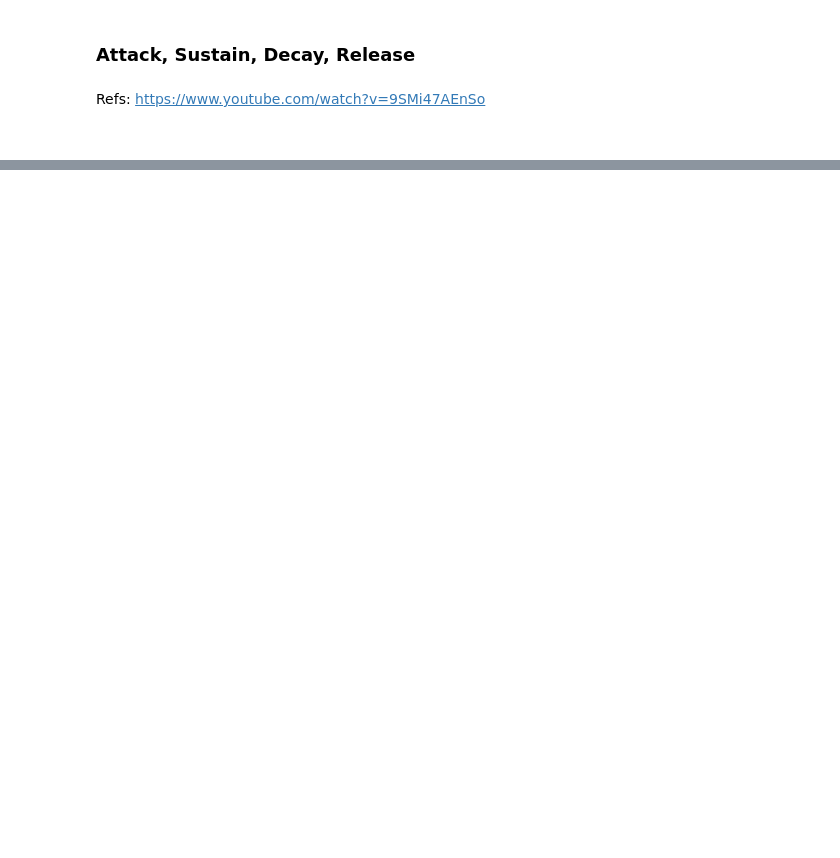
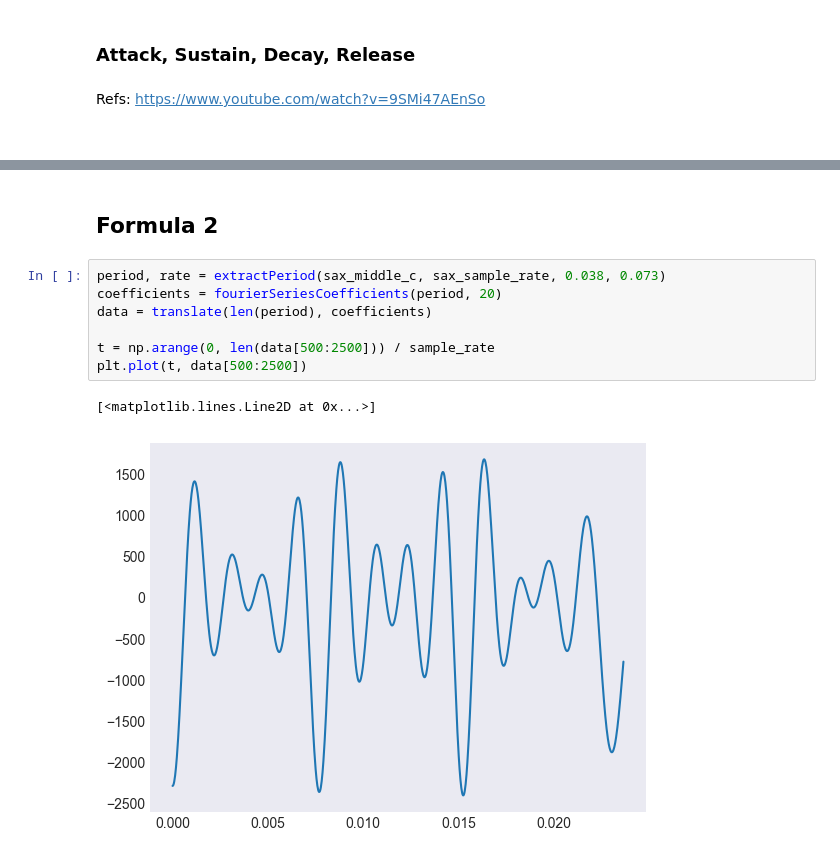
Before and after one commit to boriakinola01/Speech_Audio, a Jupyter notebook: Analysis.ipynb, the cells around one changed output, grey strips where cells are left out. Drawn from its saved outputs; the diff is of its cells as text; blank space fills up the shorter version.

```diff
--- a/Analysis.ipynb
+++ b/Analysis.ipynb
@@ -148,0 +160,12 @@ Refs: https://www.youtube.com/watch?v=9SMi47AEnSo
+# %% [markdown]
+## Formula 2
+# %%
+period, rate = extractPeriod(sax_middle_c, sax_sample_rate, 0.038, 0.073)
+coefficients = fourierSeriesCoefficients(period, 20)
+data = translate(len(period), coefficients)
+
+t = np.arange(0, len(data[500:2500])) / sample_rate
+plt.plot(t, data[500:2500])
+# %% [output]
+[<matplotlib.lines.Line2D at 0x...>]
+[figure, added]
```
Also changed, not shown: parts of 24 cells of this notebook, 4 other files.
